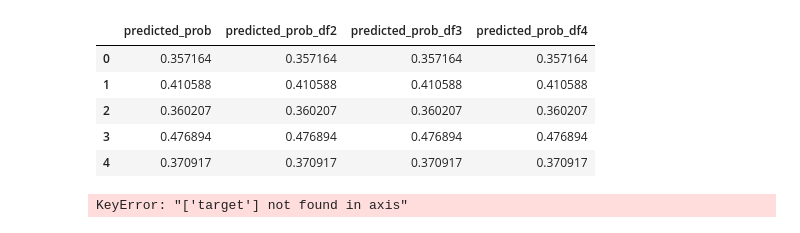
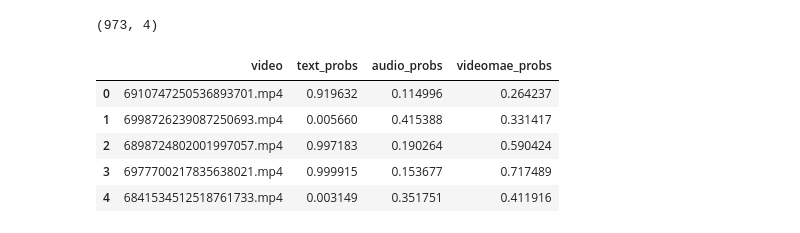
Before and after one commit to dsgt-kaggle-clef/exist-2025, a Jupyter notebook: notebooks/late_fusion/Late Fusion.ipynb, the cells around one changed output. Cells and saved outputs as stored; diff of their text form; code cells hidden in the pictures.

```diff
--- a/notebooks/late_fusion/Late Fusion.ipynb
+++ b/notebooks/late_fusion/Late Fusion.ipynb
@@ -18,0 +1,16 @@ df1.head()
+# %%
+# import packages
+import pandas as pd
+
+# Loading files
+
+# Roberta load
+df_text_test = pd.read_csv('/Volumes/T7/OMSCS/CLEF2025/EXIST2025/exist-2025/notebooks/late_fusion/models_outputs/Roberta/text_test_predictions.csv')
+df_text_train = pd.read_csv('/Volumes/T7/OMSCS/CLEF2025/EXIST2025/exist-2025/notebooks/late_fusion/models_outputs/Roberta/text_train_predictions.csv')
+df_text_valid = pd.read_csv('/Volumes/T7/OMSCS/CLEF2025/EXIST2025/exist-2025/notebooks/late_fusion/models_outputs/Roberta/text_val_predictions.csv')
+# %%
+df_text = pd.concat([df_text_test, df_text_valid, df_text_train])
+df_text = df_text.rename(columns={'prob_class_1': 'text_probs'})
+df_text = df_text.drop(columns=['true_label', 'pred_label', 'prob_class_0'])
+print(df_text.shape)
+df_text.head()
@@ -18,0 +25,9 @@ df1.head()
+# %%
+# Audio load
+df_audio = pd.read_csv('/Volumes/T7/OMSCS/CLEF2025/EXIST2025/exist-2025/notebooks/late_fusion/models_outputs/audio_probs.csv')
+df_audio['path_video'] = df_audio['path_video'].str.replace('videos/', '', regex=False)
+df_audio = df_audio.rename(columns={'predicted_probs': 'audio_probs'})
+df_audio = df_audio.drop(columns=['target'])
+df_audio = df_audio.rename(columns={'path_video': 'video'})
+print(df_audio.shape)
+df_audio.head()
@@ -19,26 +57,16 @@ df1.head()
 # %%
 # Merge them on the 'id' column
-merged = df1.merge(df2, on='path_video', suffixes=('', '_df2'))
-merged = merged.merge(df3, on='path_video', suffixes=('', '_df3'))
-merged = merged.merge(df4, on='path_video', suffixes=('', '_df4'))
+merged = df_text.merge(df_audio, on='video')
+merged = merged.merge(df_videomae, on='video')
 
 df = merged
+print(df.shape)
+df.head()
+# %% [output]
+(973, 4)
+|  | video | text_probs | audio_probs | videomae_probs |
+| 0 | 6910747250536893701.mp4 | 0.919632 | 0.114996 | 0.264237 |
+| 1 | 6998726239087250693.mp4 | 0.005660 | 0.415388 | 0.331417 |
+| 2 | 6898724802001997057.mp4 | 0.997183 | 0.190264 | 0.590424 |
+| 3 | 6977700217835638021.mp4 | 0.999915 | 0.153677 | 0.717489 |
+| 4 | 6841534512518761733.mp4 | 0.003149 | 0.351751 | 0.411916 |
-# %%
-cols_to_drop = ['text','text_df2','text_df3','text_df4'
-                ,'target_df3','target_df4','path_video']
-X = X.drop(columns=cols_to_drop, errors='ignore')
-
-X.head()
-# %% [output]
-|  | predicted_prob | predicted_prob_df2 | predicted_prob_df3 | predicted_prob_df4 |
-| 0 | 0.357164 | 0.357164 | 0.357164 | 0.357164 |
-| 1 | 0.410588 | 0.410588 | 0.410588 | 0.410588 |
-| 2 | 0.360207 | 0.360207 | 0.360207 | 0.360207 |
-| 3 | 0.476894 | 0.476894 | 0.476894 | 0.476894 |
-| 4 | 0.370917 | 0.370917 | 0.370917 | 0.370917 |
-# %%
-# Separate features and target
-X = X.drop(columns=['target'])
-y = df['target']
-# %% [output]
-KeyError: "['target'] not found in axis"
```
Also changed, not shown: parts of 23 cells of this notebook, 5 other files.
